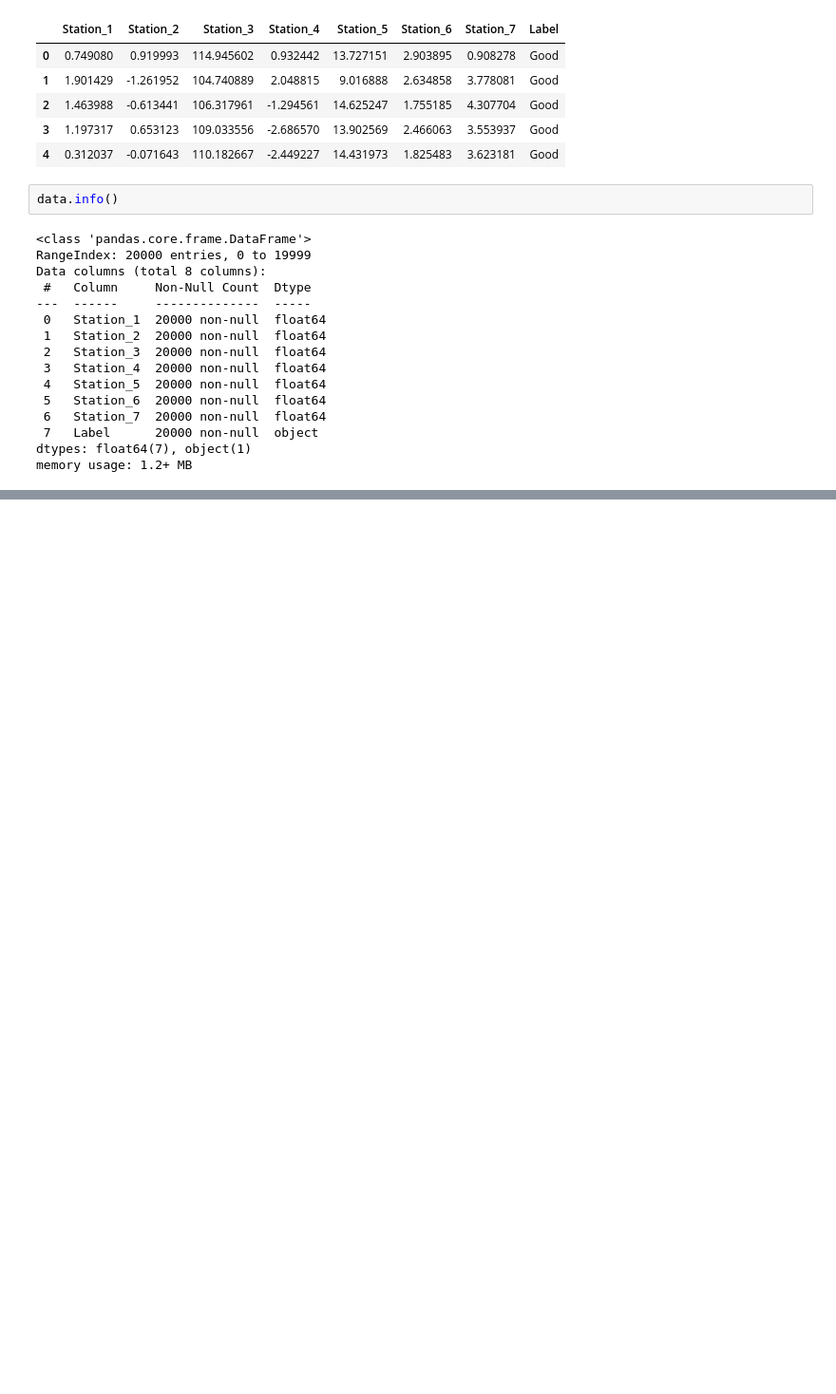
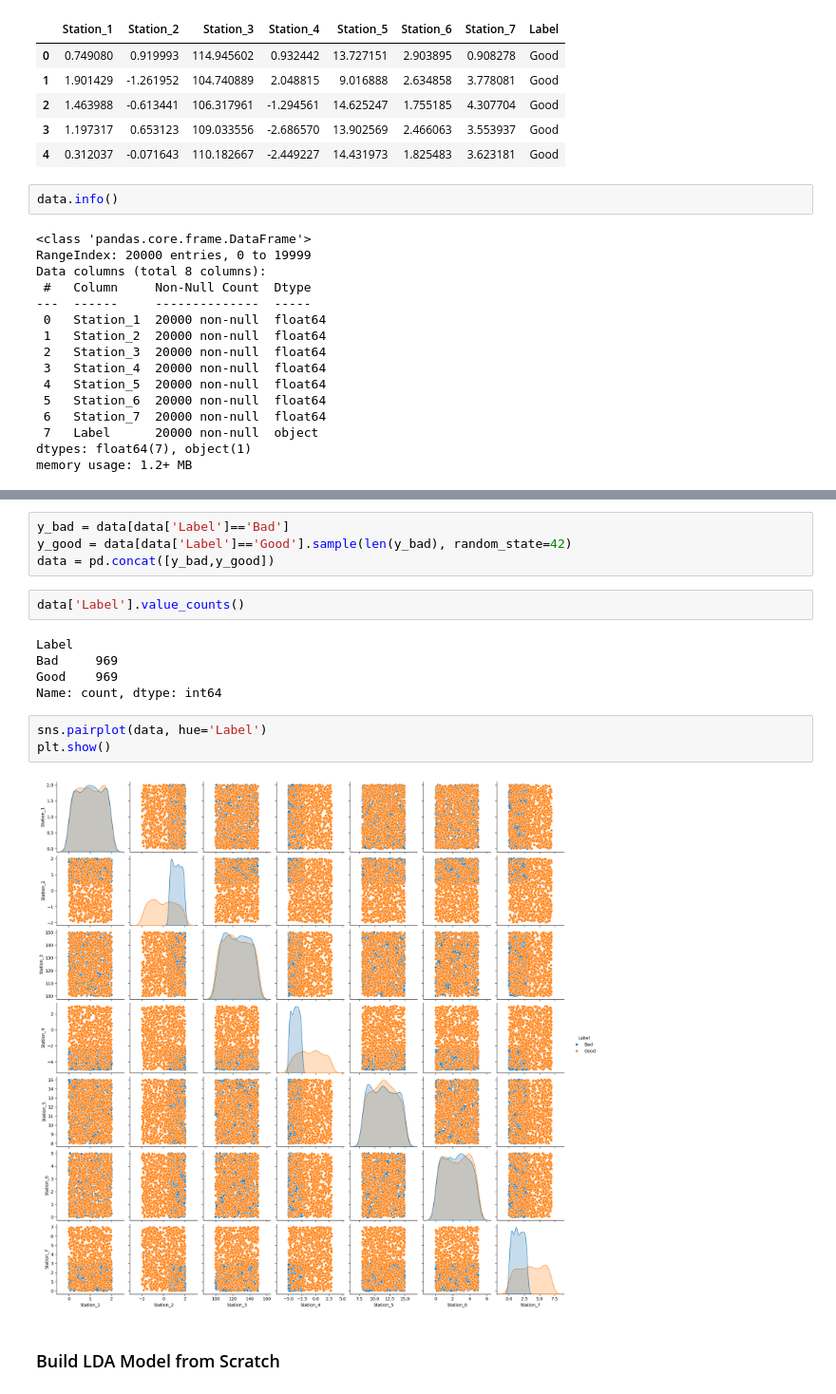
Before and after one commit to azrielalfajr/ml-models, a Jupyter notebook: supervised-models/discriminantanalysis-models.ipynb, the cells around one changed output, grey strips where cells are left out. Shown at 95% size. Drawn from its saved outputs; the diff is of its cells as text; blank space fills up the shorter version.

```diff
--- a/supervised-models/discriminantanalysis-models.ipynb
+++ b/supervised-models/discriminantanalysis-models.ipynb
@@ -38,0 +61,18 @@ memory usage: 1.2+ MB
+# %%
+y_bad = data[data['Label']=='Bad']
+y_good = data[data['Label']=='Good'].sample(len(y_bad), random_state=42)
+data = pd.concat([y_bad,y_good])
+# %%
+data['Label'].value_counts()
+# %% [output]
+Label
+Bad     969
+Good    969
+Name: count, dtype: int64
+# %%
+sns.pairplot(data, hue='Label')
+plt.show()
+# %% [output]
+[figure, added]
+# %% [markdown]
+### Build LDA Model from Scratch
```
Also changed, not shown: parts of 25 cells of this notebook.
